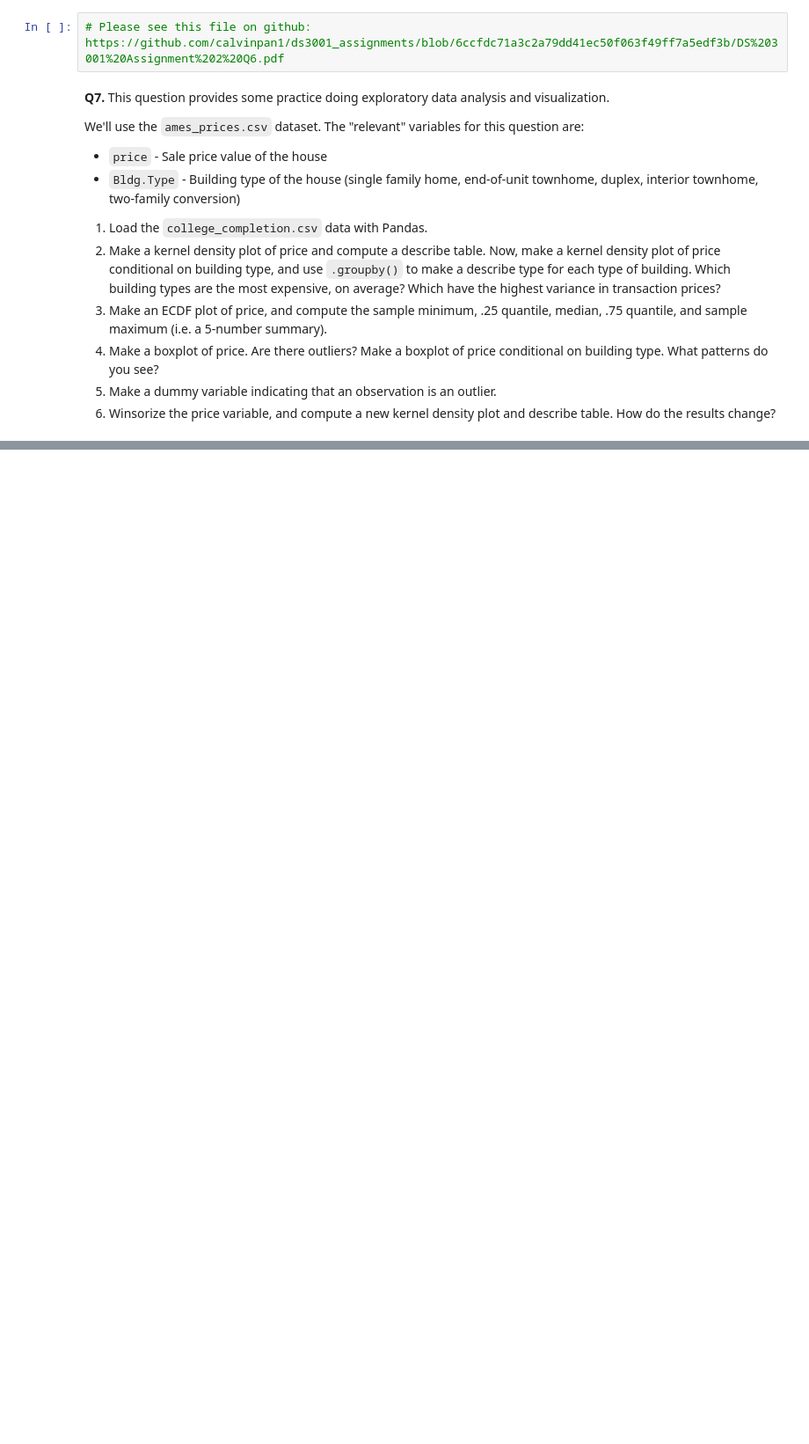
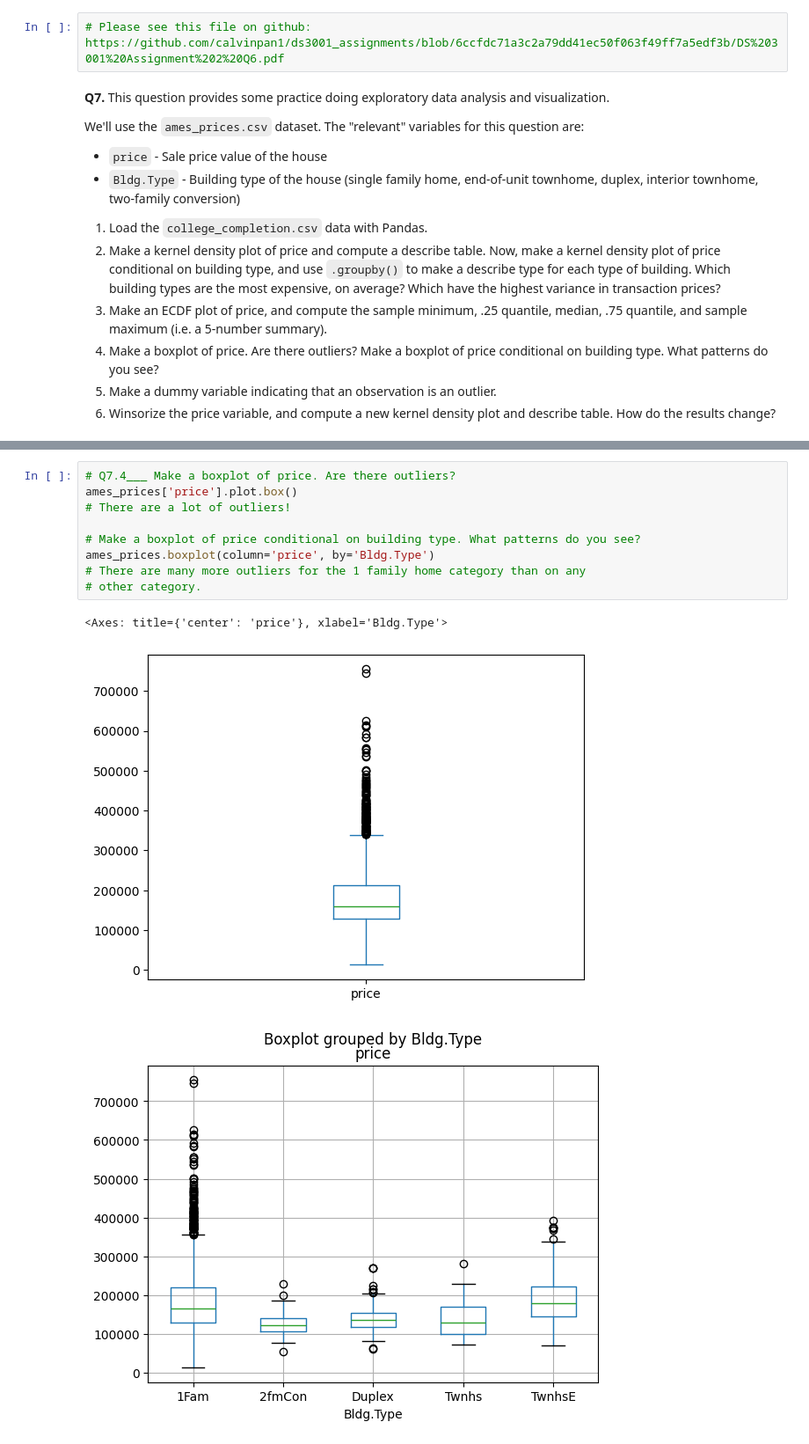
Before and after one commit to calvinpan1/ds3001_assignments, a Jupyter notebook: 01_assignment_wrangling_and_eda.ipynb, the cells around one changed output, grey strips where cells are left out. Shown at 88% size. Cells and saved outputs as stored; diff of their text form; blank space fills up the shorter version.

```diff
--- a/01_assignment_wrangling_and_eda.ipynb
+++ b/01_assignment_wrangling_and_eda.ipynb
@@ -651,0 +737,13 @@ We'll use the `ames_prices.csv` dataset. The "relevant" variables for this quest
+# %%
+# Q7.4___ Make a boxplot of price. Are there outliers?
+ames_prices['price'].plot.box()
+# There are a lot of outliers!
+
+# Make a boxplot of price conditional on building type. What patterns do you see?
+ames_prices.boxplot(column='price', by='Bldg.Type')
+# There are many more outliers for the 1 family home category than on any
+# other category.
+# %% [output]
+<Axes: title={'center': 'price'}, xlabel='Bldg.Type'>
+[figure, added]
+[figure, added]
```
Also changed, not shown: parts of 7 cells of this notebook.
